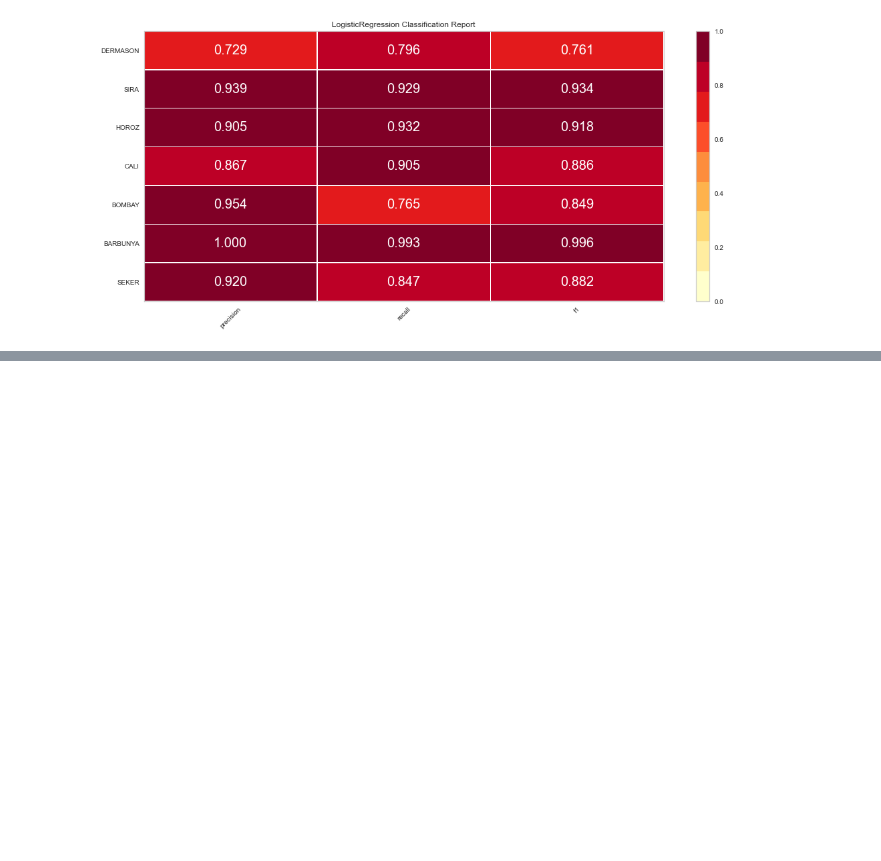
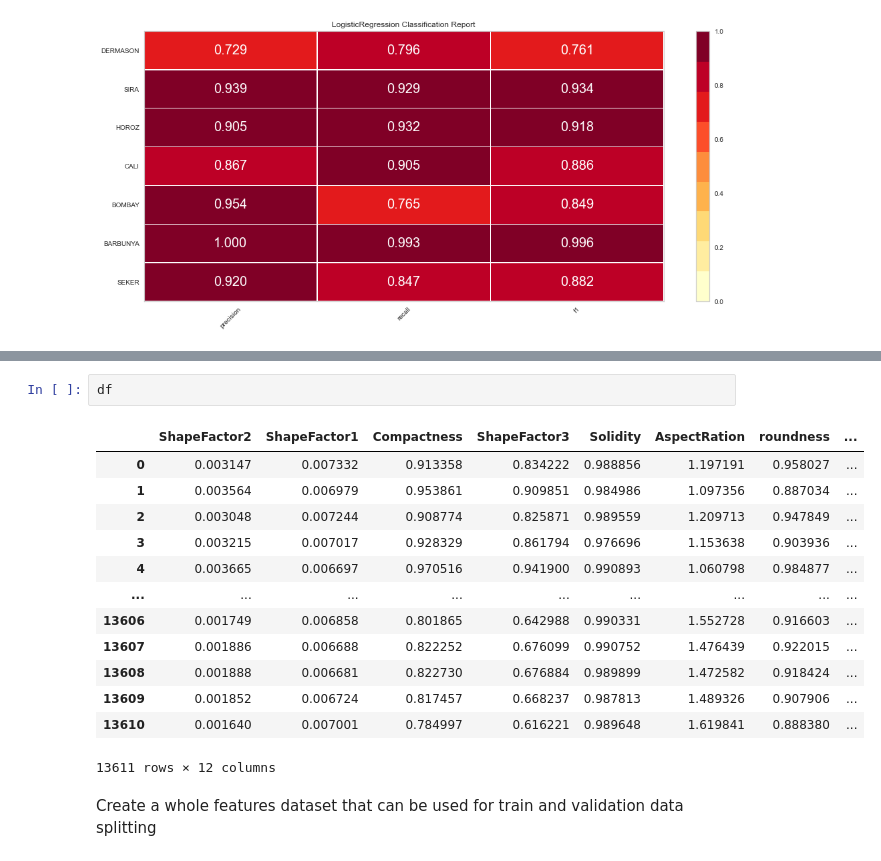
Before and after one commit to ScottBreitbach/DSC550, a Jupyter notebook: FinalProject/M3_test2.ipynb, the cells around one changed output, grey strips where cells are left out. Saved outputs shown, nothing was run; the diff lists cells and outputs as text; blank space fills up the shorter version.

```diff
--- a/FinalProject/M3_test2.ipynb
+++ b/FinalProject/M3_test2.ipynb
@@ -1099,0 +1117,18 @@ g = visualizer.poof()
+# %%
+df
+# %% [output]
+|  | ShapeFactor2 | ShapeFactor1 | Compactness | ShapeFactor3 | Solidity | AspectRation | roundness | ... |
+| 0 | 0.003147 | 0.007332 | 0.913358 | 0.834222 | 0.988856 | 1.197191 | 0.958027 | ... |
+| 1 | 0.003564 | 0.006979 | 0.953861 | 0.909851 | 0.984986 | 1.097356 | 0.887034 | ... |
+| 2 | 0.003048 | 0.007244 | 0.908774 | 0.825871 | 0.989559 | 1.209713 | 0.947849 | ... |
+| 3 | 0.003215 | 0.007017 | 0.928329 | 0.861794 | 0.976696 | 1.153638 | 0.903936 | ... |
+| 4 | 0.003665 | 0.006697 | 0.970516 | 0.941900 | 0.990893 | 1.060798 | 0.984877 | ... |
+| ... | ... | ... | ... | ... | ... | ... | ... | ... |
+| 13606 | 0.001749 | 0.006858 | 0.801865 | 0.642988 | 0.990331 | 1.552728 | 0.916603 | ... |
+| 13607 | 0.001886 | 0.006688 | 0.822252 | 0.676099 | 0.990752 | 1.476439 | 0.922015 | ... |
+| 13608 | 0.001888 | 0.006681 | 0.822730 | 0.676884 | 0.989899 | 1.472582 | 0.918424 | ... |
+| 13609 | 0.001852 | 0.006724 | 0.817457 | 0.668237 | 0.987813 | 1.489326 | 0.907906 | ... |
+| 13610 | 0.001640 | 0.007001 | 0.784997 | 0.616221 | 0.989648 | 1.619841 | 0.888380 | ... |
+13611 rows × 12 columns
+# %% [markdown]
+Create a whole features dataset that can be used for train and validation data splitting
```
Also changed, not shown: parts of 14 cells of this notebook, 3 other files.
